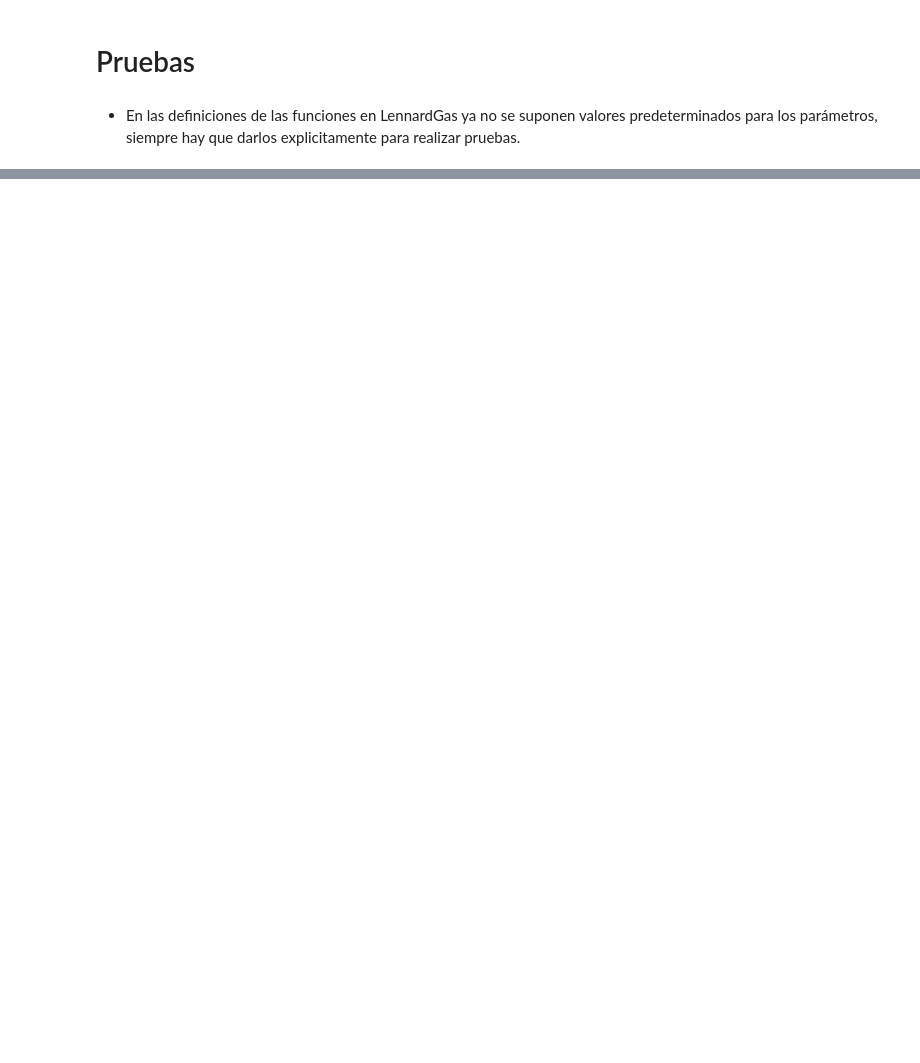
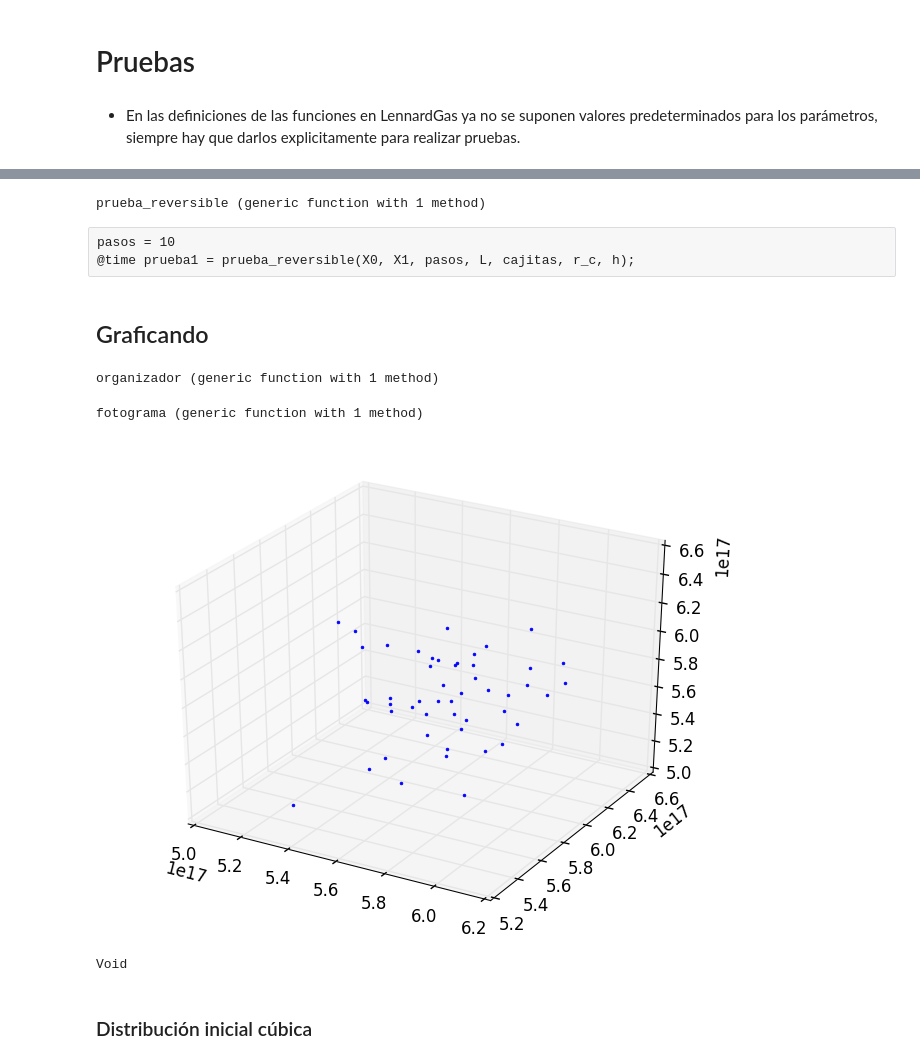
Before and after one commit to blas-ko/simulacion_gases_reversible, a Jupyter notebook: Pruebas.ipynb, the cells around one changed output, grey strips where cells are left out. Cells and saved outputs as stored; diff of their text form; code cells hidden in the pictures; blank space fills up the shorter version.

Commit message:
Configuración inicial cúbica y animación de reversibilidad.

```diff
--- a/Pruebas.ipynb
+++ b/Pruebas.ipynb
@@ -142,0 +51,69 @@ end
+# %%
+function prueba_reversible(X0, X1, pasos, L, cajitas, r_c, h)
+    #Se puede hacer sin guardar todos los intermediarios...
+
+    registro_ida = evolucion(X0, X1, pasos, L, cajitas, r_c, h)
+    X_ultima = collect(registro_ida[end,:])
+    X_penultima = collect(registro_ida[end-1,:])
+
+    registro_vuelta = evolucion(X_ultima, X_penultima, pasos, L, cajitas, r_c, h)
+    X_original = collect(registro_vuelta[end,:])
+
+    println(X0 == X_original)
+    registro_ida, registro_vuelta
+end
+# %% [output]
+prueba_reversible (generic function with 1 method)
+# %% [raw]
+pasos = 10
+@time prueba1 = prueba_reversible(X0, X1, pasos, L, cajitas, r_c, h);
+# %% [markdown]
+## Graficando
+# %%
+function organizador(registro::Matrix{Int64}, tiempo::Int64)
+
+    N = size(registro, 2)÷3 #Funciona si el número de entradas es múltiplo de 3
+    coord = registro[tiempo, :]
+    x = zeros(N)
+    y = zeros(N)
+    z = zeros(N)
+    for i in 1:N
+        x[i] = coord[3i-2]
+        y[i] = coord[3i-1]
+        z[i] = coord[3i]
+    end
+    x,y,z
+end
+    #plot3D(x, y, z, "b.", markersize = 4.0)
+# %% [output]
+organizador (generic function with 1 method)
+# %%
+function fotograma(registro::Matrix{Int64}, tiempo::Int64; cajitas::Int64 = 0)
+
+    if (tiempo < 0) | (tiempo > size(registro, 1))
+        return println("El tiempo solicitado no se encuentra disponible en el registro dado.")
+    end
+
+    x,y,z = organizador(registro, tiempo)
+    plot3D(x, y, z, "b.", markersize = 4.0)
+    #axis("off")
+
+    #Si se especifica cajitas se evita el "zoom" automático.
+    if cajitas != 0
+        xlim(1,cajitas)
+        ylim(1,cajitas)
+        zlim(1,cajitas)
+    end
+end
+# %% [output]
+fotograma (generic function with 1 method)
+# %%
+fotograma(registro, 1, cajitas = 2^60)
+# %% [output]
+[figure, added]
+# %%
+typeof(ans)
+# %% [output]
+Void
+# %% [markdown]
+### Distribución inicial cúbica
```
Also changed, not shown: parts of 42 cells of this notebook, 1 other file.
